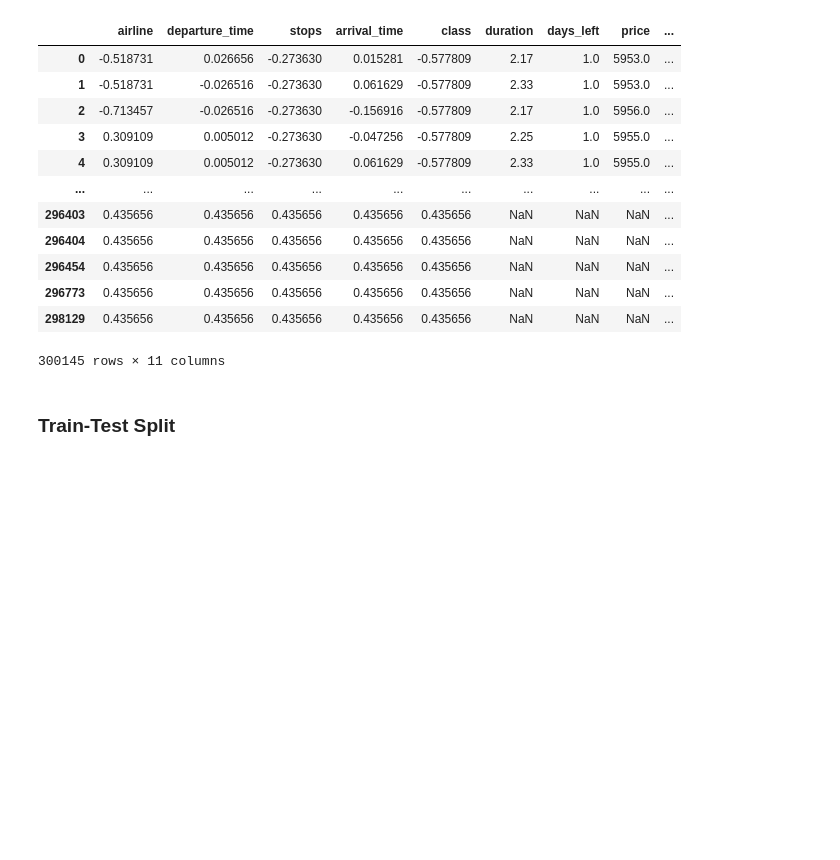
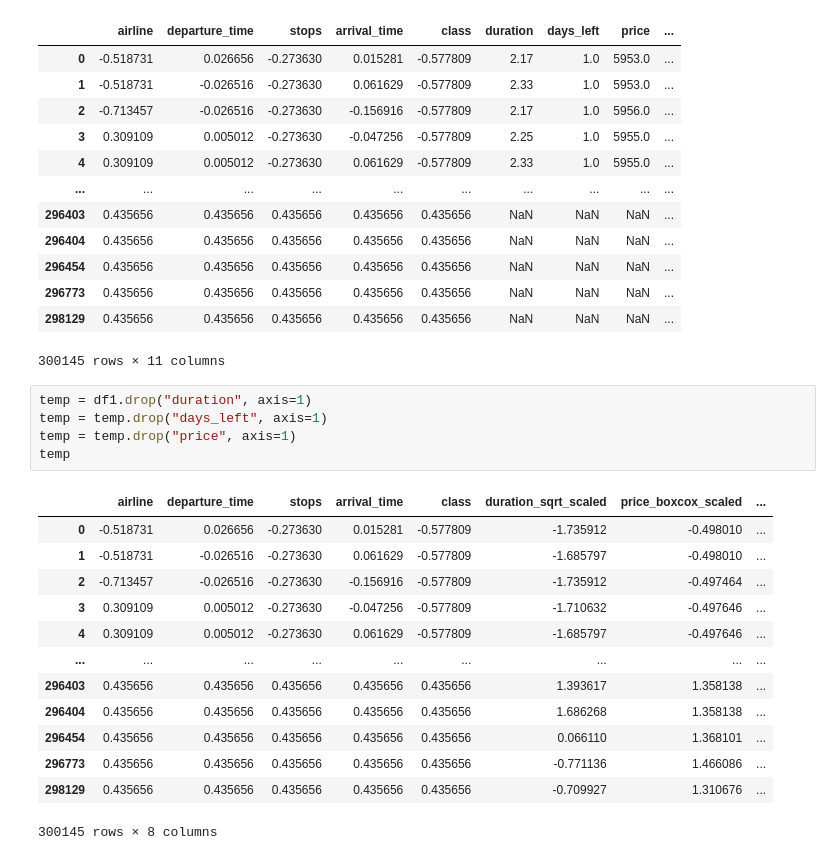
Before and after one commit to calebang/IS460, a Jupyter notebook: 01_Data Prep/01b_DF_Copy1.ipynb, the cells around one changed output. Drawn from its saved outputs; the diff is of its cells as text; blank space fills up the shorter version.

```diff
--- a/01_Data Prep/01b_DF_Copy1.ipynb
+++ b/01_Data Prep/01b_DF_Copy1.ipynb
@@ -183,5 +143,22 @@ df1
 | 296773 | 0.435656 | 0.435656 | 0.435656 | 0.435656 | 0.435656 | NaN | NaN | NaN | ... |
 | 298129 | 0.435656 | 0.435656 | 0.435656 | 0.435656 | 0.435656 | NaN | NaN | NaN | ... |
 300145 rows × 11 columns
-# %% [markdown]
-### Train-Test Split
+# %%
+temp = df1.drop("duration", axis=1)
+temp = temp.drop("days_left", axis=1)
+temp = temp.drop("price", axis=1)
+temp
+# %% [output]
+|  | airline | departure_time | stops | arrival_time | class | duration_sqrt_scaled | price_boxcox_scaled | ... |
+| 0 | -0.518731 | 0.026656 | -0.273630 | 0.015281 | -0.577809 | -1.735912 | -0.498010 | ... |
+| 1 | -0.518731 | -0.026516 | -0.273630 | 0.061629 | -0.577809 | -1.685797 | -0.498010 | ... |
+| 2 | -0.713457 | -0.026516 | -0.273630 | -0.156916 | -0.577809 | -1.735912 | -0.497464 | ... |
+| 3 | 0.309109 | 0.005012 | -0.273630 | -0.047256 | -0.577809 | -1.710632 | -0.497646 | ... |
+| 4 | 0.309109 | 0.005012 | -0.273630 | 0.061629 | -0.577809 | -1.685797 | -0.497646 | ... |
+| ... | ... | ... | ... | ... | ... | ... | ... | ... |
+| 296403 | 0.435656 | 0.435656 | 0.435656 | 0.435656 | 0.435656 | 1.393617 | 1.358138 | ... |
+| 296404 | 0.435656 | 0.435656 | 0.435656 | 0.435656 | 0.435656 | 1.686268 | 1.358138 | ... |
+| 296454 | 0.435656 | 0.435656 | 0.435656 | 0.435656 | 0.435656 | 0.066110 | 1.368101 | ... |
+| 296773 | 0.435656 | 0.435656 | 0.435656 | 0.435656 | 0.435656 | -0.771136 | 1.466086 | ... |
+| 298129 | 0.435656 | 0.435656 | 0.435656 | 0.435656 | 0.435656 | -0.709927 | 1.310676 | ... |
+300145 rows × 8 columns
```
Also changed, not shown: parts of 4 cells of this notebook, 1 other file.
